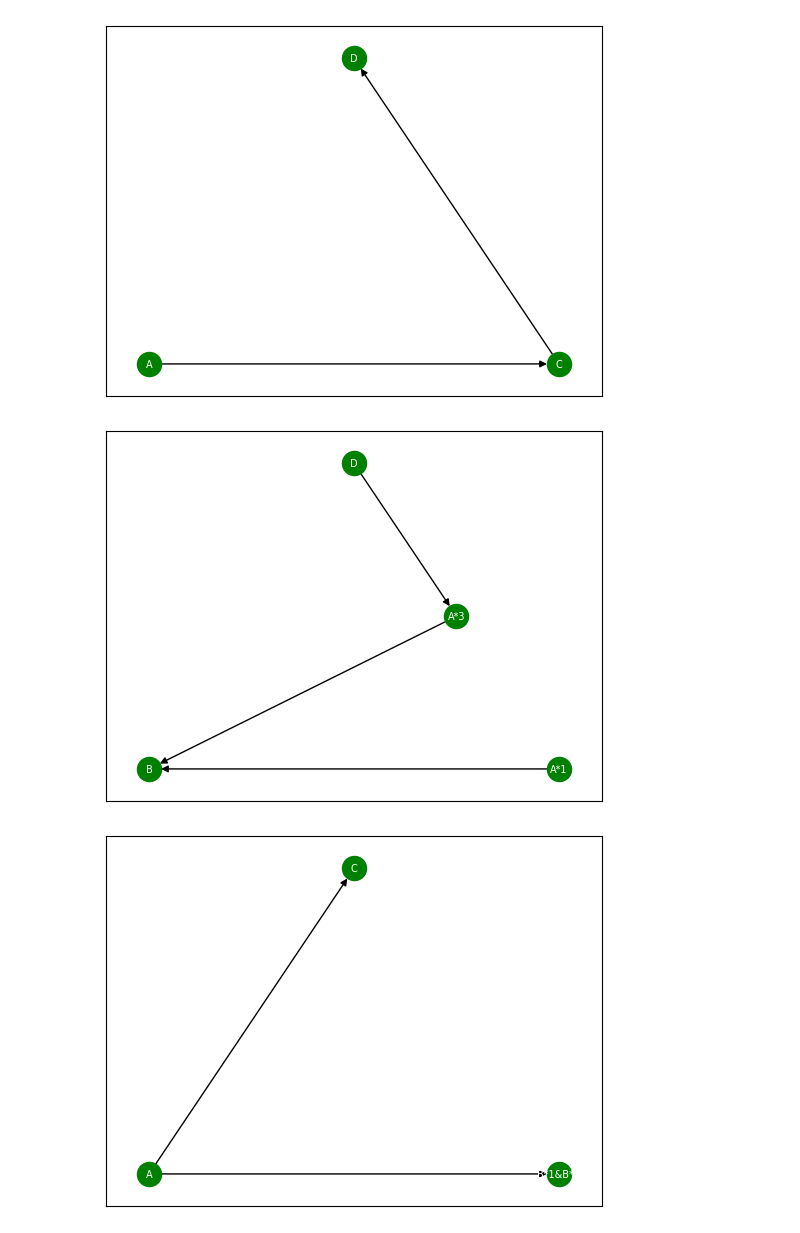
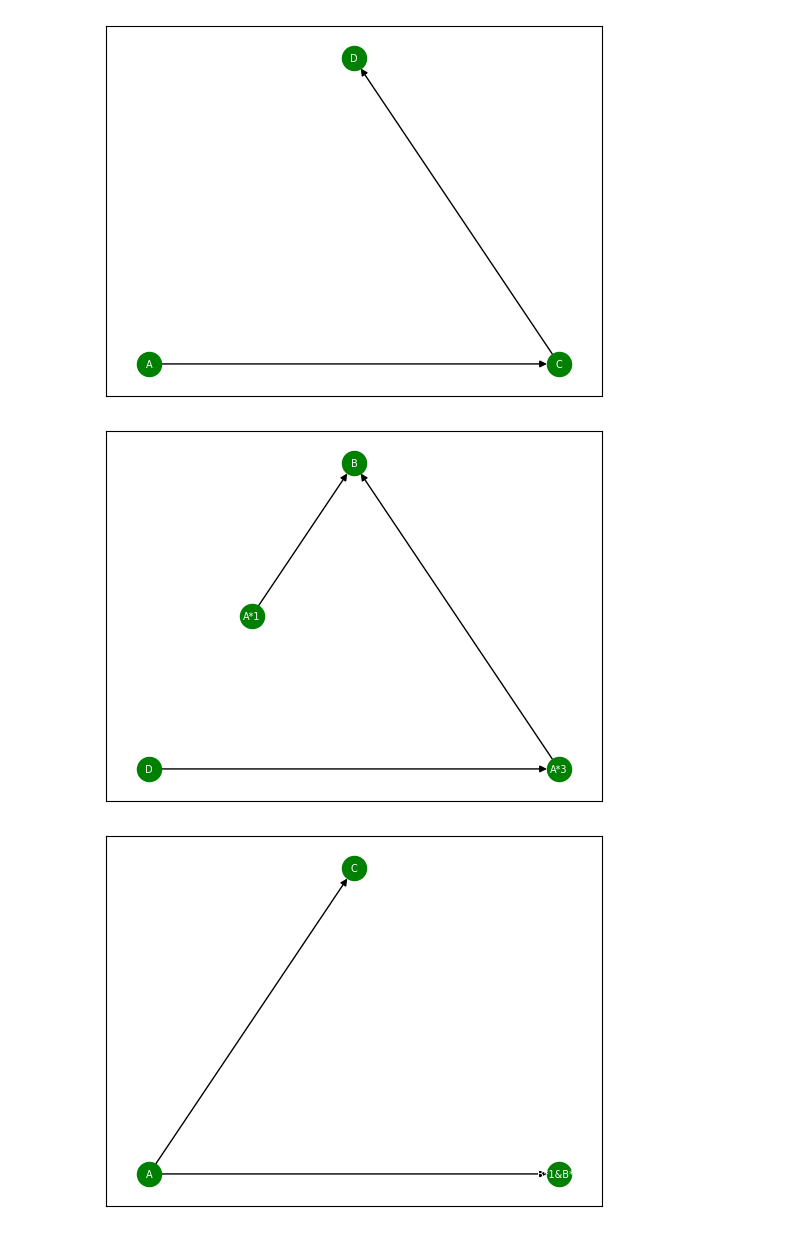
Before and after one commit to DeanLight/graph_rewrite, a Jupyter notebook: nbs/05_rules.ipynb, the cells around one changed output. Drawn from its saved outputs; the diff is of its cells as text; code cells hidden in the pictures.

```diff
--- a/nbs/05_rules.ipynb
+++ b/nbs/05_rules.ipynb
@@ -808,7 +811,7 @@ We will now do some a few last tests, using multiple abilities of the Rule class
 # %% [markdown]
 For the following LHS:
 # %%
-lhs = _create_graph(['A', ('B', {'attr': 'b', 'attr2': 'b2'}), 'C'], [('A','B'), ('A','C')])
+lhs, _ = lhs_to_graph("A -> B[attr=\"b\", attr2=\"b2\"]; A -> C", condition=True)
 _plot_graph(lhs)
 # %% [output]
 [figure]
@@ -823,12 +826,12 @@ _assert_rule(lhs, p=p, rhs=rhs, nodes_remove={'B'}, nodes_add={'D'}, edges_add={
 # %%
 # Remove node C (with edges), remove attribute 'attr' from B, clone A two times,
 # add node D, connect one of the clones to D, add attribute 'attr3' to B
-p = _create_graph([('B', {'attr2': 'b2'}), 'A*1', 'A*3'], [('A*1','B'), ('A*3','B')])
-rhs = _create_graph([('B', {'attr2': 'b2', 'attr3': 'b3'}), 'A*1', 'A*3', 'D'], [('A*1','B'), ('A*3','B'), ('D', 'A*3')])
+p = p_to_graph("A*1->B; A*3->B[attr2]")
+rhs = rhs_to_graph("D->A*3->B[attr2, attr3=\"b3\"]; A*1->B", match=None, render_funcs={})
 _plot_graph(rhs)
 _assert_rule(lhs, p=p, rhs=rhs, nodes_remove={'C'}, node_attrs_remove={'B': {'attr'}}, nodes_clone={'A': {'A*1', 'A*3'}},
              nodes_add={'D'}, edges_add={('D','A*3')}, node_attrs_add={'B': {'attr3': 'b3'}})
 # %% [output]
-[figure, old version]
+[figure, new version]
 # %%
 # Clone a node B, just to merge its clones back later
```
Also changed, not shown: parts of 32 cells of this notebook, 6 other files.
